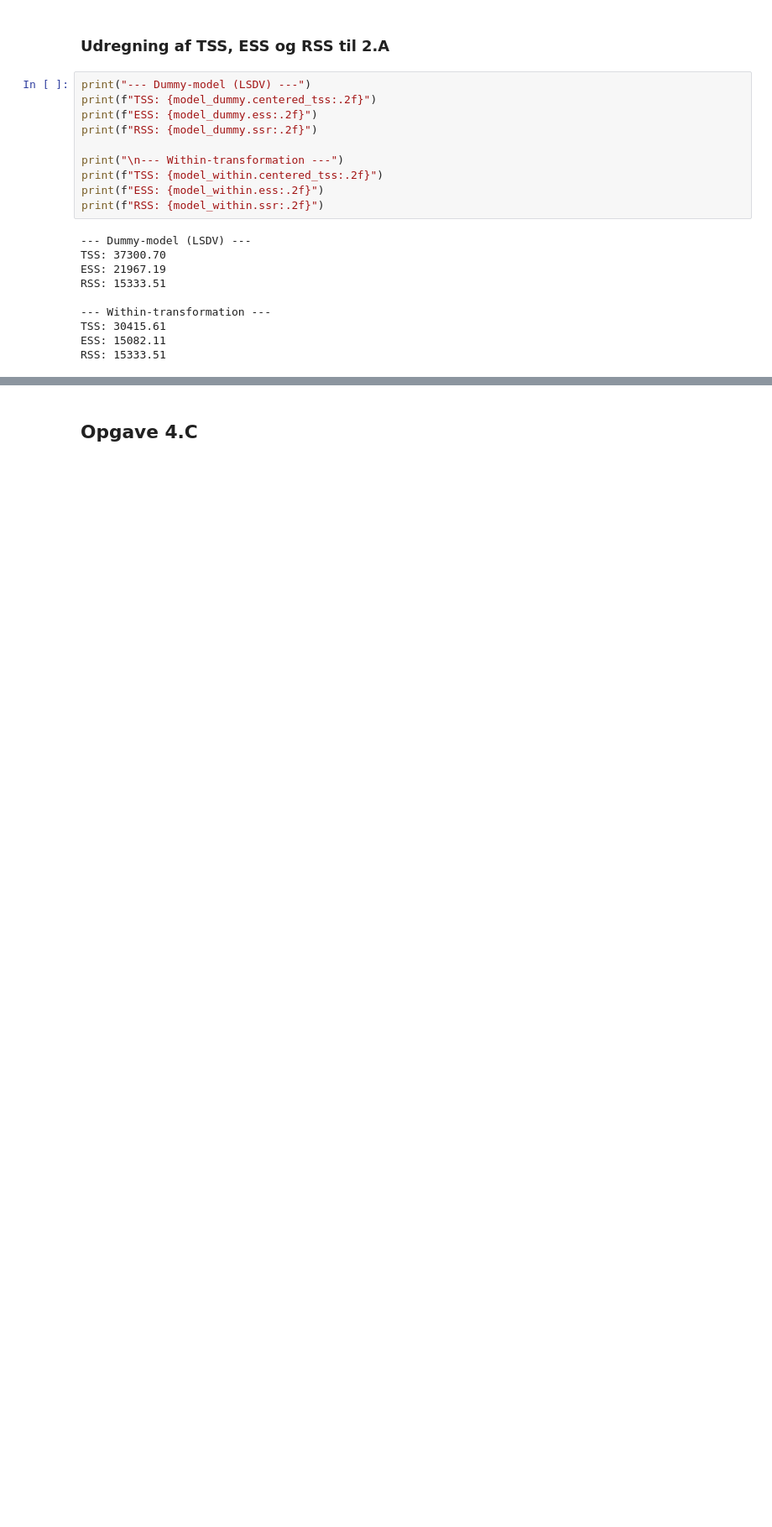
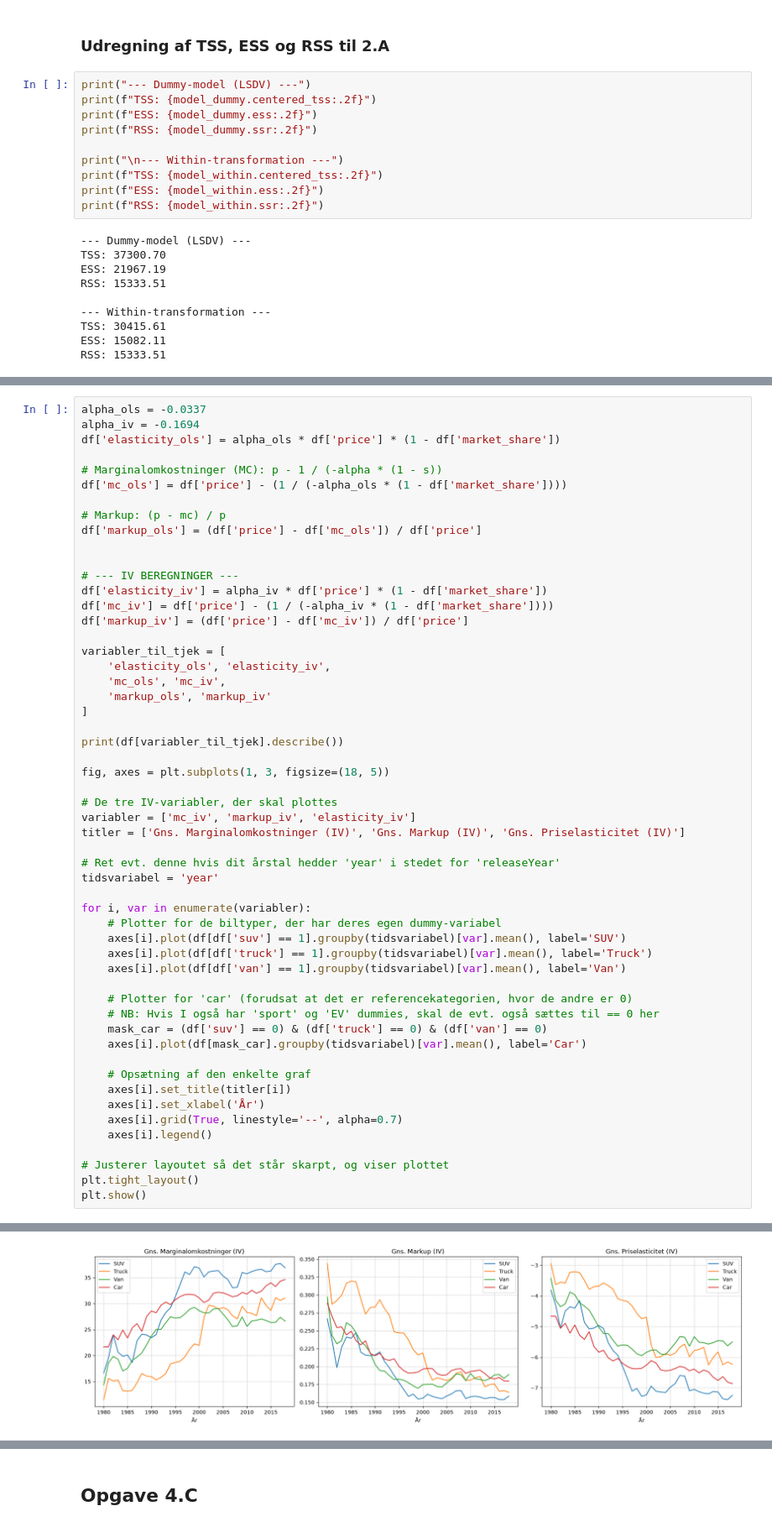
Before and after one commit to Seibouu/EconometricsA, a Jupyter notebook: 3_assignments/A3/Opgave/A3.ipynb, the cells around one changed output, grey strips where cells are left out. Shown at 84% size. Saved outputs shown, nothing was run; the diff lists cells and outputs as text; blank space fills up the shorter version.

```diff
--- a/3_assignments/A3/Opgave/A3.ipynb
+++ b/3_assignments/A3/Opgave/A3.ipynb
@@ -374,0 +516,55 @@ RSS: 15333.51
+# %%
+alpha_ols = -0.0337
+alpha_iv = -0.1694
+df['elasticity_ols'] = alpha_ols * df['price'] * (1 - df['market_share'])
+
+# Marginalomkostninger (MC): p - 1 / (-alpha * (1 - s))
+df['mc_ols'] = df['price'] - (1 / (-alpha_ols * (1 - df['market_share'])))
+
+# Markup: (p - mc) / p
+df['markup_ols'] = (df['price'] - df['mc_ols']) / df['price']
+
+
+# --- IV BEREGNINGER ---
+df['elasticity_iv'] = alpha_iv * df['price'] * (1 - df['market_share'])
+df['mc_iv'] = df['price'] - (1 / (-alpha_iv * (1 - df['market_share'])))
+df['markup_iv'] = (df['price'] - df['mc_iv']) / df['price']
+
+variabler_til_tjek = [
+    'elasticity_ols', 'elasticity_iv',
+    'mc_ols', 'mc_iv',
+    'markup_ols', 'markup_iv'
+]
+
+print(df[variabler_til_tjek].describe())
+
+fig, axes = plt.subplots(1, 3, figsize=(18, 5))
+
+# De tre IV-variabler, der skal plottes
+variabler = ['mc_iv', 'markup_iv', 'elasticity_iv']
+titler = ['Gns. Marginalomkostninger (IV)', 'Gns. Markup (IV)', 'Gns. Priselasticitet (IV)']
+
+# Ret evt. denne hvis dit årstal hedder 'year' i stedet for 'releaseYear'
+tidsvariabel = 'year'
+
+for i, var in enumerate(variabler):
+    # Plotter for de biltyper, der har deres egen dummy-variabel
+    axes[i].plot(df[df['suv'] == 1].groupby(tidsvariabel)[var].mean(), label='SUV')
+    axes[i].plot(df[df['truck'] == 1].groupby(tidsvariabel)[var].mean(), label='Truck')
+    axes[i].plot(df[df['van'] == 1].groupby(tidsvariabel)[var].mean(), label='Van')
+
+    # Plotter for 'car' (forudsat at det er referencekategorien, hvor de andre er 0)
+    # NB: Hvis I også har 'sport' og 'EV' dummies, skal de evt. også sættes til == 0 her
+    mask_car = (df['suv'] == 0) & (df['truck'] == 0) & (df['van'] == 0)
+    axes[i].plot(df[mask_car].groupby(tidsvariabel)[var].mean(), label='Car')
+
+    # Opsætning af den enkelte graf
+    axes[i].set_title(titler[i])
+    axes[i].set_xlabel('År')
+    axes[i].grid(True, linestyle='--', alpha=0.7)
+    axes[i].legend()
+
+# Justerer layoutet så det står skarpt, og viser plottet
+plt.tight_layout()
+plt.show()
+# %% [output]
@@ -374,0 +590 @@ RSS: 15333.51
+[figure, added]
```
Also changed, not shown: parts of 10 cells of this notebook, 1 other file.
